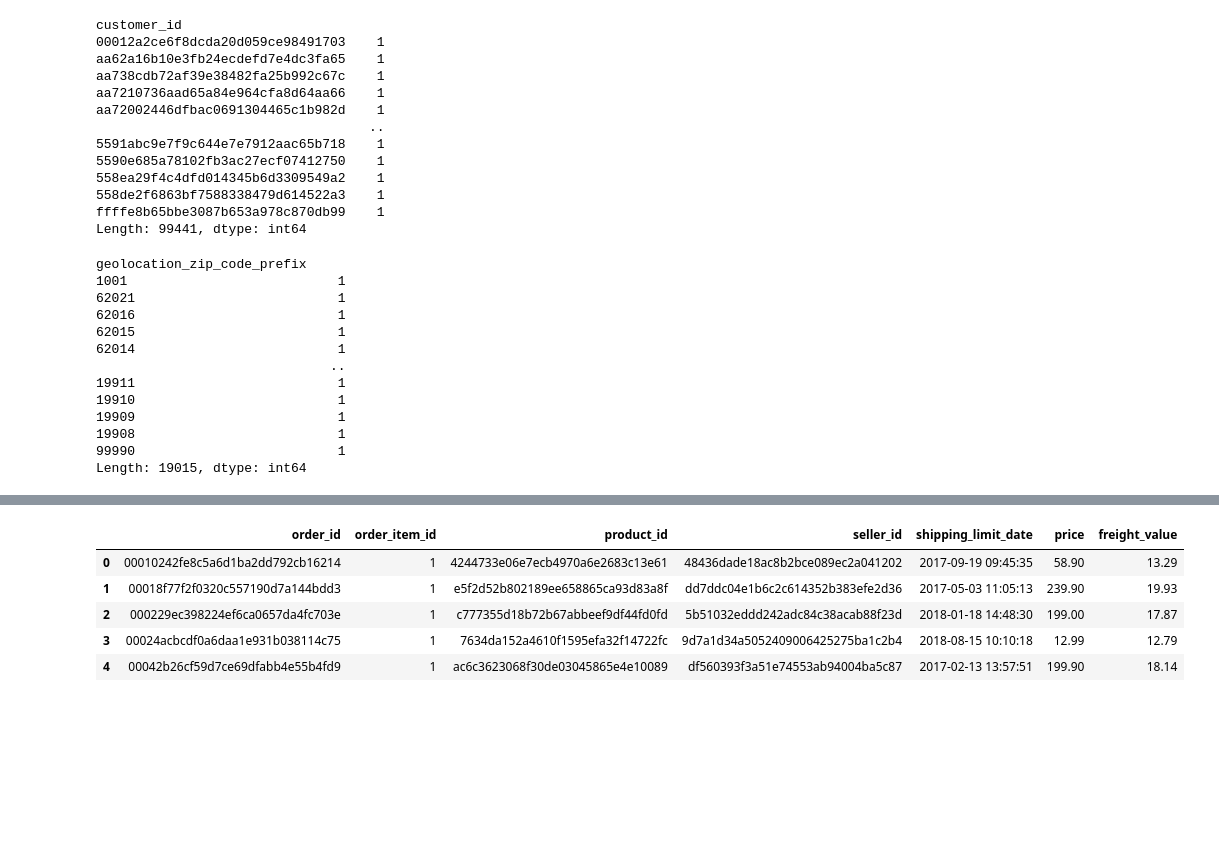
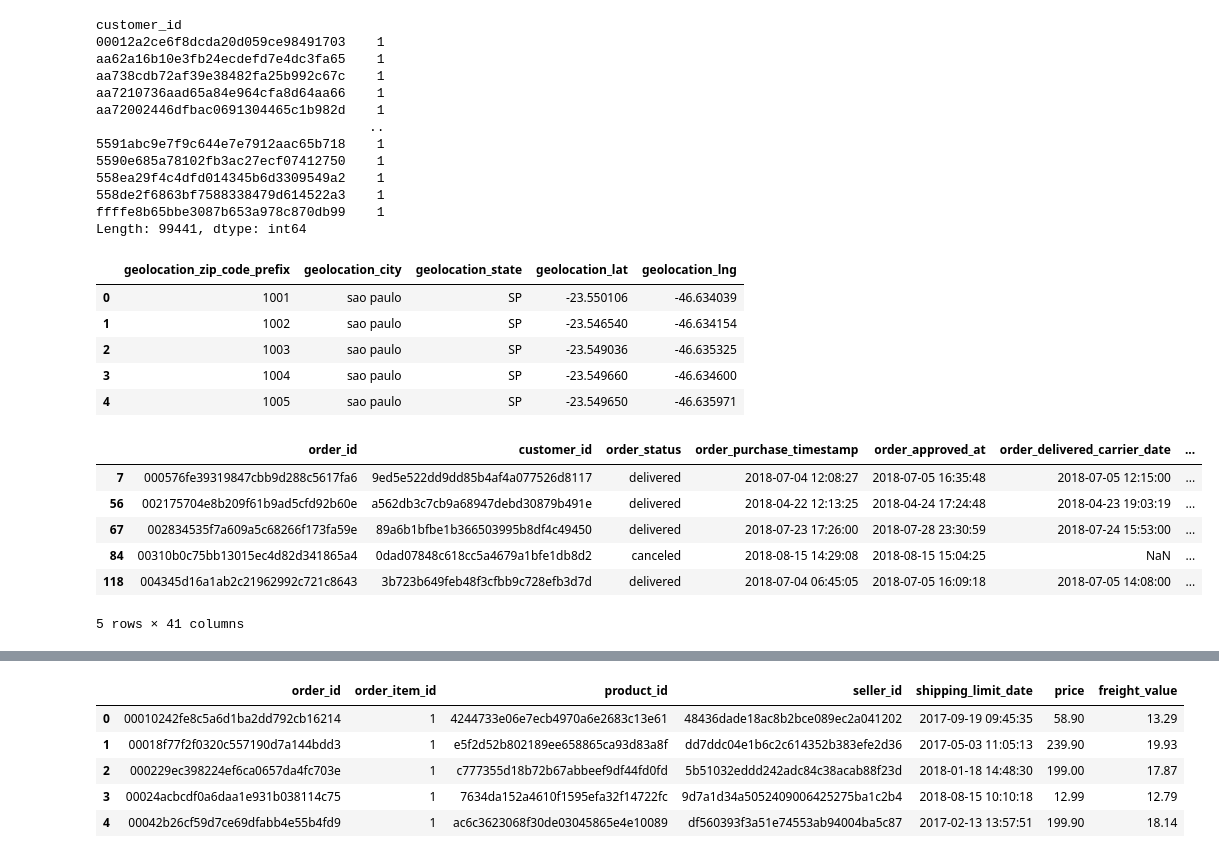
Before and after one commit to Hoanpc777/OneMount-Exam, a Jupyter notebook: Exam.ipynb, the cells around one changed output, grey strips where cells are left out. Cells and saved outputs as stored; diff of their text form; code cells hidden in the pictures; blank space fills up the shorter version.

```diff
--- a/Exam.ipynb
+++ b/Exam.ipynb
@@ -47 +30,15 @@ orders.head()
+# %%
+# Tính quãng đường theo kinh độ vĩ độ
+def haversine_vectorize(lon1, lat1, lon2, lat2):
+    """Returns distance, in kilometers, between one set of longitude/latitude coordinates and another"""
+    lon1, lat1, lon2, lat2 = map(np.radians, [lon1, lat1, lon2, lat2])
+
+    newlon = lon2 - lon1
+    newlat = lat2 - lat1
+
+    haver_formula = np.sin(newlat/2.0)**2 + np.cos(lat1) * np.cos(lat2) * np.sin(newlon/2.0)**2
+
+    dist = 2 * np.arcsin(np.sqrt(haver_formula ))
+    km = 6367 * dist #6367 for distance in KM for miles use 3958
+    return km
 # %%
@@ -122,17 +120,11 @@ geo_group[['geolocation_zip_code_prefix']].value_counts()
 geo_group = geo_group.groupby(['geolocation_zip_code_prefix'],sort=False).agg({'geolocation_city':'min','geolocation_state':'min','geolocation_lat':'mean','geolocation_lng':'mean'}).reset_index().reindex(columns=geo_group.columns)
 #  Check lại unique của "geolocation_zip_code_prefix"
 geo_group[['geolocation_zip_code_prefix']].value_counts()
+geo_group.head()
 # %% [output]
-geolocation_zip_code_prefix
-1001                           1
-62021                          1
-62016                          1
-62015                          1
-62014                          1
-                              ..
-19911                          1
-19910                          1
-19909                          1
-19908                          1
-99990                          1
-Length: 19015, dtype: int64
+|  | geolocation_zip_code_prefix | geolocation_city | geolocation_state | geolocation_lat | geolocation_lng |
+| 0 | 1001 | sao paulo | SP | -23.550106 | -46.634039 |
+| 1 | 1002 | sao paulo | SP | -23.546540 | -46.634154 |
+| 2 | 1003 | sao paulo | SP | -23.549036 | -46.635325 |
+| 3 | 1004 | sao paulo | SP | -23.549660 | -46.634600 |
+| 4 | 1005 | sao paulo | SP | -23.549650 | -46.635971 |
@@ -142,14 +131,30 @@ Length: 19015, dtype: int64
 # %%
 # Check mối quan hệ 2 bảng orders và order_items
 orders['order_id'].value_counts(dropna=False, ascending=False)
 order_items['order_id'].value_counts(dropna=False, ascending=False)
 # Merge bảng orders và bảng order_items bằng cột order_id
 orders_items = pd.merge(orders,order_items,how = 'right',on = 'order_id')
 order_item_product = pd.merge(orders_items,product_name,how = 'left',on = 'product_id')
 # Merge bảng order_item_product và bảng sellers bằng cột seller_id
 order_item_product_seller = pd.merge(order_item_product,sellers,how = 'left', on = 'seller_id')
-# order_item_product_seller_customer = pd.merge(order_item_product_seller,customers, how = 'left', on = 'customer_id')
+order_seller_customer = pd.merge(order_item_product_seller,customers, how = 'left', on = 'customer_id')
+# Tính khoảng cách giữa sellers và customers
+order_seller_customer['sell_lat'] = pd.merge(order_seller_customer,geo_group,how='left',left_on='seller_zip_code_prefix',right_on='geolocation_zip_code_prefix')['geolocation_lat']
+order_seller_customer['sell_lng'] = pd.merge(order_seller_customer,geo_group,how='left',left_on='seller_zip_code_prefix',right_on='geolocation_zip_code_prefix')['geolocation_lng']
+order_seller_customer['cus_lat'] = pd.merge(order_seller_customer,geo_group,how='left',left_on='customer_zip_code_prefix',right_on='geolocation_zip_code_prefix')['geolocation_lat']
+order_seller_customer['cus_lng'] = pd.merge(order_seller_customer,geo_group,how='left',left_on='customer_zip_code_prefix',right_on='geolocation_zip_code_prefix')['geolocation_lng']
+order_seller_customer['dist'] = haversine_vectorize(order_seller_customer.sell_lat, order_seller_customer.sell_lng,
+                                                     order_seller_customer.cus_lat, order_seller_customer.cus_lng)
+order_seller_customer['avg_time_per_dist'] = order_seller_customer['total_times']/order_seller_customer['dist']
+order_seller_customer[order_seller_customer['avg_time_per_dist'].isnull()].head()
 
-# order_item_product_seller_customer_payment = pd.merge(order_item_product_seller_customer,order_payments, how = 'left', on = 'order_id')
-# order_item_product_seller_customer_payment_review = pd.merge(order_item_product_seller_customer_payment, order_reviews, how = 'left', on = 'order_id')
-# order_item_product_seller_customer_payment_review
+
+# order_seller_customer.columns
+# %% [output]
+|  | order_id | customer_id | order_status | order_purchase_timestamp | order_approved_at | order_delivered_carrier_date | ... |
+| 7 | 000576fe39319847cbb9d288c5617fa6 | 9ed5e522dd9dd85b4af4a077526d8117 | delivered | 2018-07-04 12:08:27 | 2018-07-05 16:35:48 | 2018-07-05 12:15:00 | ... |
+| 56 | 002175704e8b209f61b9ad5cfd92b60e | a562db3c7cb9a68947debd30879b491e | delivered | 2018-04-22 12:13:25 | 2018-04-24 17:24:48 | 2018-04-23 19:03:19 | ... |
+| 67 | 002834535f7a609a5c68266f173fa59e | 89a6b1bfbe1b366503995b8df4c49450 | delivered | 2018-07-23 17:26:00 | 2018-07-28 23:30:59 | 2018-07-24 15:53:00 | ... |
+| 84 | 00310b0c75bb13015ec4d82d341865a4 | 0dad07848c618cc5a4679a1bfe1db8d2 | canceled | 2018-08-15 14:29:08 | 2018-08-15 15:04:25 | NaN | ... |
+| 118 | 004345d16a1ab2c21962992c721c8643 | 3b723b649feb48f3cfbb9c728efb3d7d | delivered | 2018-07-04 06:45:05 | 2018-07-05 16:09:18 | 2018-07-05 14:08:00 | ... |
+5 rows × 41 columns
```
Also changed, not shown: parts of 6 cells of this notebook, 1 other file.
